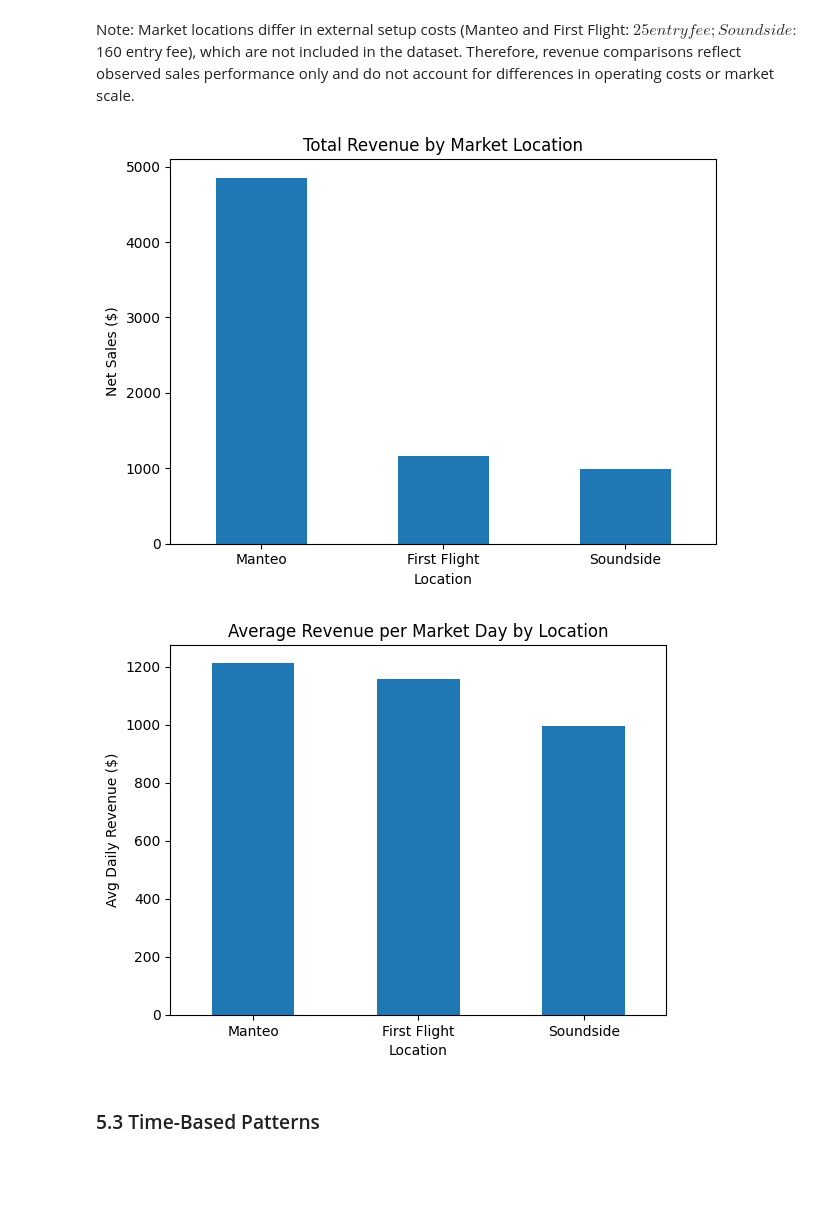
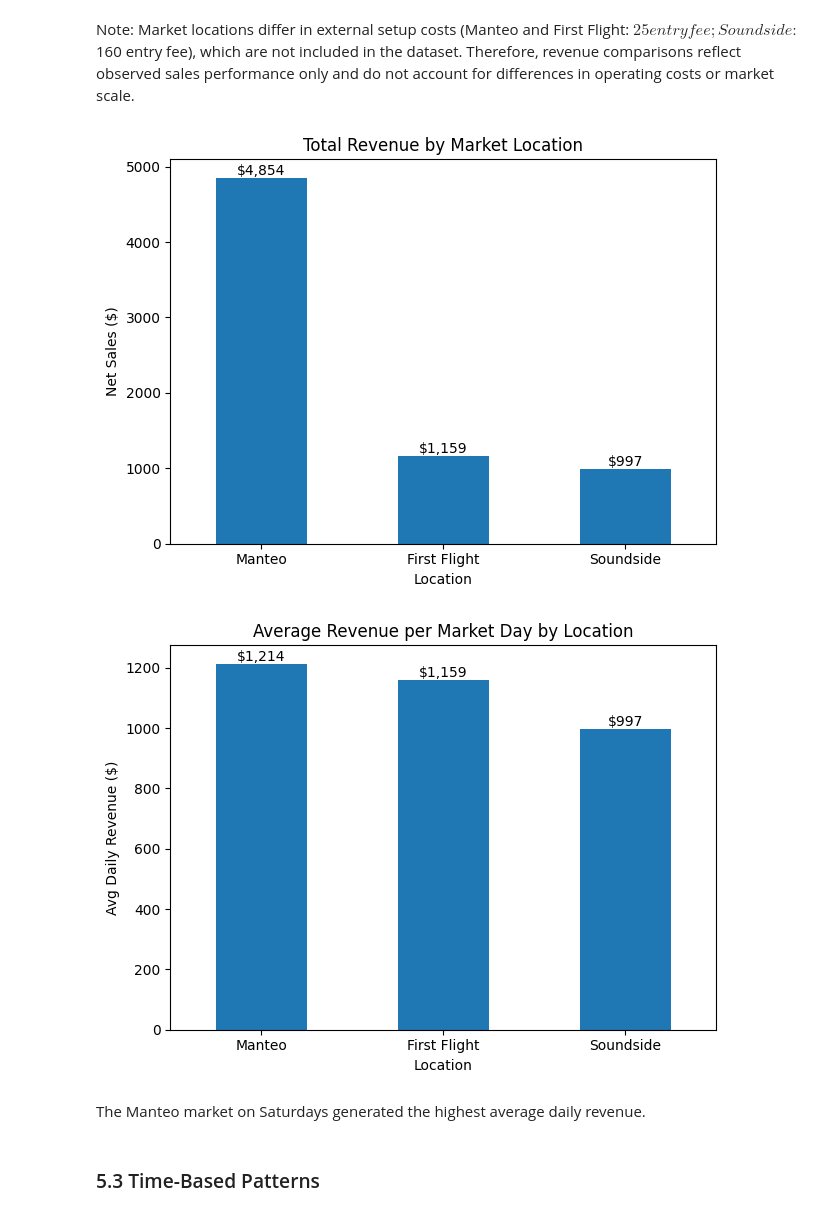
Before and after one commit to zoetankersley/sunrise_social_club, a Jupyter notebook: notebooks/eda.ipynb, the cells around one changed output. Saved outputs shown, nothing was run; the diff lists cells and outputs as text; code cells hidden in the pictures; blank space fills up the shorter version.

```diff
--- a/notebooks/eda.ipynb
+++ b/notebooks/eda.ipynb
@@ -447,37 +452,46 @@ location_revenue = (
 )
 
 location_revenue.plot(kind="bar")
-
 plt.title("Total Revenue by Market Location")
 plt.xlabel("Location")
 plt.ylabel("Net Sales ($)")
 plt.xticks(rotation=0)
+for container in plt.gca().containers:
+    labels = [f"${v:,.0f}" if v > 0 else "" for v in container.datavalues]
+    plt.gca().bar_label(container, labels=labels, label_type="edge")
 plt.tight_layout()
 plt.show()
 # %% [output]
-[figure, old version]
+[figure, new version]
 # %%
 # Average daily revenue by market location
 daily_market = (
     market_df.groupby(["Date", "Location"])["Net_Sales"]
     .sum()
     .reset_index()
 )
 
 avg_market = (
     daily_market.groupby("Location")["Net_Sales"]
     .mean()
     .sort_values(ascending=False)
 )
 
 avg_market.plot(kind="bar")
 plt.title("Average Revenue per Market Day by Location")
 plt.ylabel("Avg Daily Revenue ($)")
 plt.xlabel("Location")
 plt.xticks(rotation=0)
+
+for container in plt.gca().containers:
+    labels = [f"${v:,.0f}" if v > 0 else "" for v in container.datavalues]
+    plt.gca().bar_label(container, labels=labels, label_type="edge")
+plt.tight_layout()
 plt.show()
 # %% [output]
-[figure, old version]
+[figure, new version]
+# %% [markdown]
+The Manteo market on Saturdays generated the highest average daily revenue.
 # %% [markdown]
 ### 5.3 Time-Based Patterns
 # %%
```
Also changed, not shown: parts of 11 cells of this notebook.
